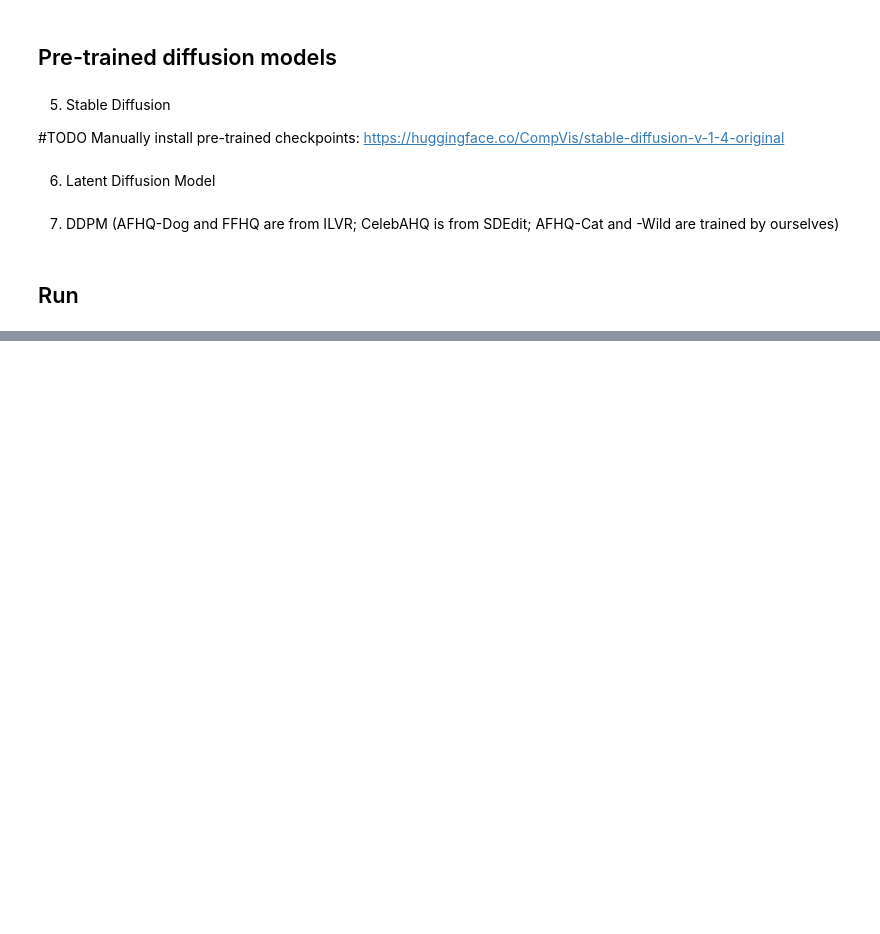
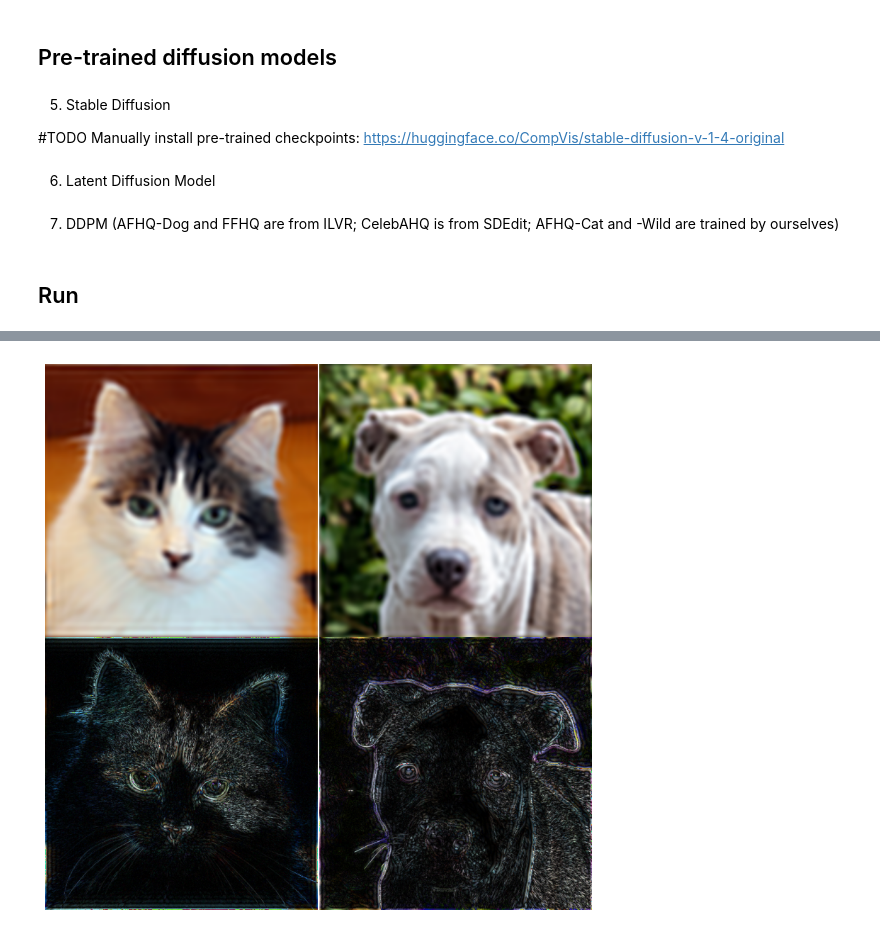
Before and after one commit to Alonixs/cycle-diffusion-group12, a Jupyter notebook: demos/mini-project.ipynb, the cells around one changed output, grey strips where cells are left out. Cells and saved outputs as stored; diff of their text form; code cells hidden in the pictures; blank space fills up the shorter version.

```diff
--- a/demos/mini-project.ipynb
+++ b/demos/mini-project.ipynb
@@ -85,0 +191,23 @@
+# %%
+fig, axes = plt.subplots(2, 2, figsize=(10, 10))
+
+axes[0][0].imshow(img_cat_low)
+axes[0][0].axis('off')
+
+axes[1][0].imshow(img_cat_high)
+axes[1][0].axis('off')
+
+
+axes[0][1].imshow(img_dog_low)
+axes[0][1].axis('off')
+
+axes[1][1].imshow(img_dog_high)
+axes[1][1].axis('off')
+
+# Adjust the spacing between subplots
+plt.subplots_adjust(hspace=0, wspace=0)
+
+# Show the figure
+plt.show()
+# %% [output]
+[figure, added]
```
Also changed, not shown: parts of 5 cells of this notebook, 5 other files.
